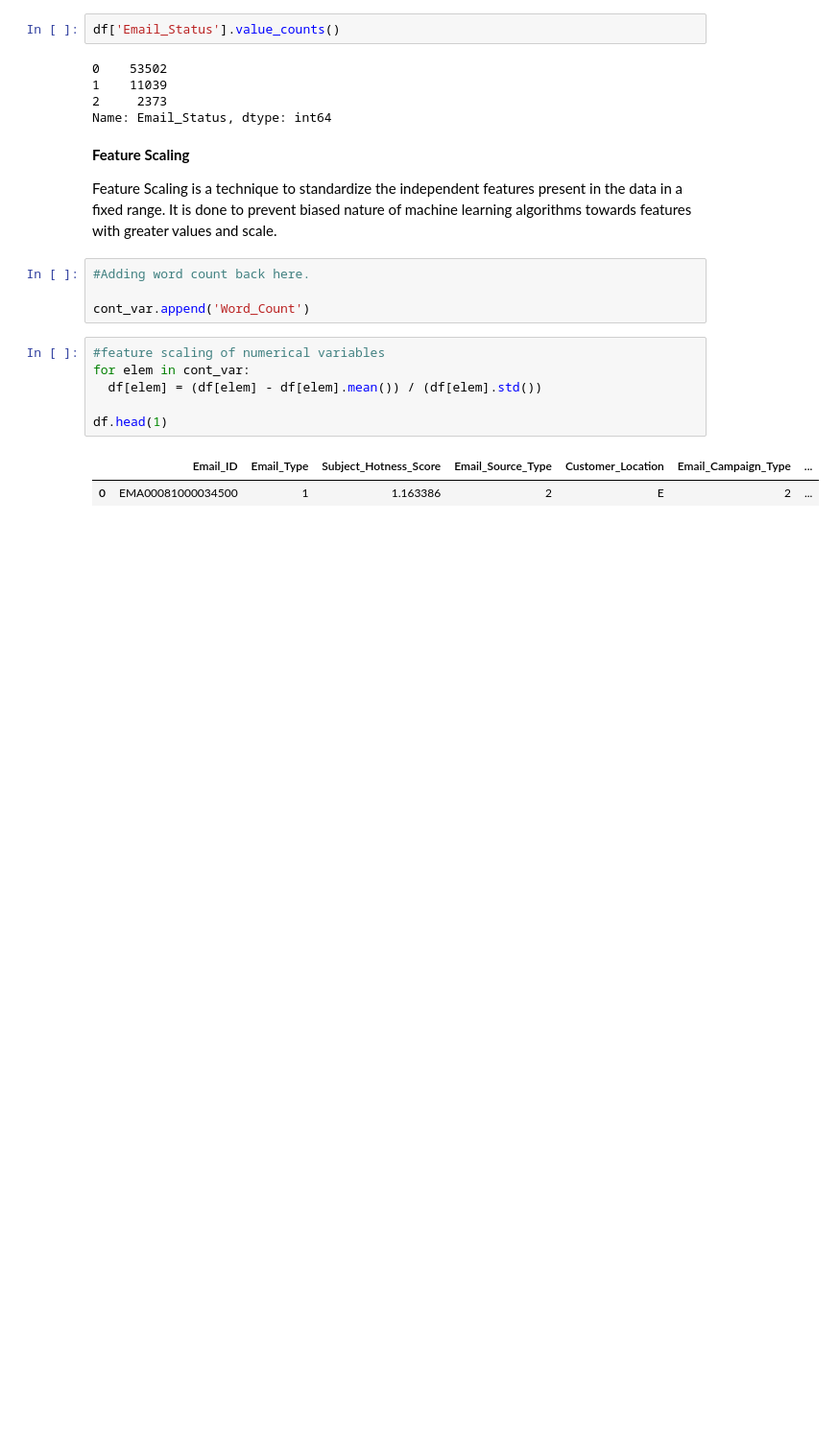
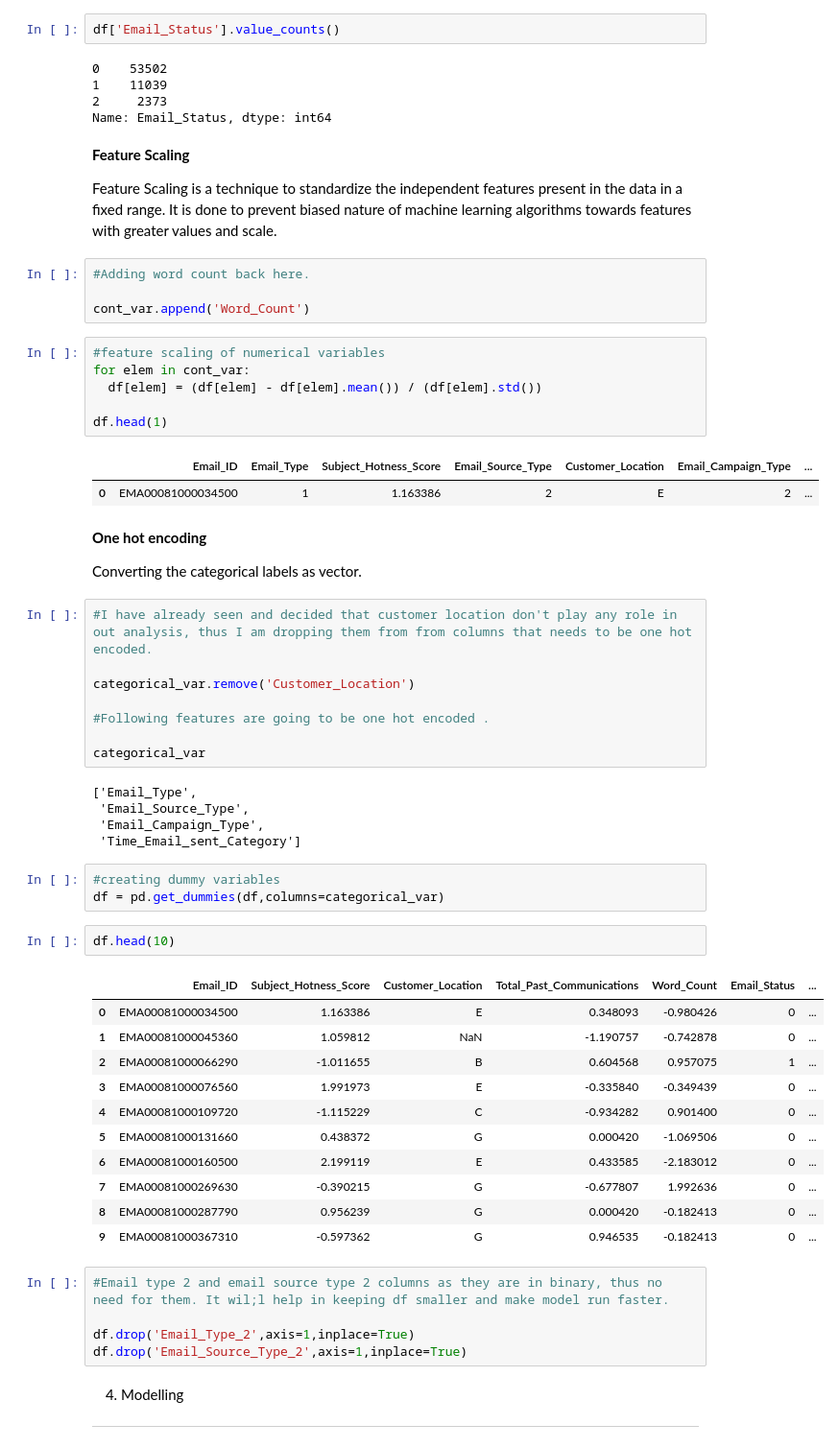
Before and after one commit to akashkivani/almabetter-Email-Campaign-Effectiveness-Prediction-Project, a Jupyter notebook: Email_Campaign_Effectiveness_Prediction.ipynb, the cells around one changed output. Shown: that part at 96% size. Drawn from its saved outputs; the diff is of its cells as text; blank space fills up the shorter version.

```diff
--- a/Email_Campaign_Effectiveness_Prediction.ipynb
+++ b/Email_Campaign_Effectiveness_Prediction.ipynb
@@ -439,3 +439,46 @@ df.head(1)
 # %% [output]
 |  | Email_ID | Email_Type | Subject_Hotness_Score | Email_Source_Type | Customer_Location | Email_Campaign_Type | ... |
 | 0 | EMA00081000034500 | 1 | 1.163386 | 2 | E | 2 | ... |
+# %% [markdown]
+**One hot encoding**
+
+Converting the categorical labels as vector.
+# %%
+#I have already seen and decided that customer location don't play any role in out analysis, thus I am dropping them from from columns that needs to be one hot encoded.
+
+categorical_var.remove('Customer_Location')
+
+#Following features are going to be one hot encoded .
+
+categorical_var
+# %% [output]
+['Email_Type',
+ 'Email_Source_Type',
+ 'Email_Campaign_Type',
+ 'Time_Email_sent_Category']
+# %%
+#creating dummy variables
+df = pd.get_dummies(df,columns=categorical_var)
+# %%
+df.head(10)
+# %% [output]
+|  | Email_ID | Subject_Hotness_Score | Customer_Location | Total_Past_Communications | Word_Count | Email_Status | ... |
+| 0 | EMA00081000034500 | 1.163386 | E | 0.348093 | -0.980426 | 0 | ... |
+| 1 | EMA00081000045360 | 1.059812 | NaN | -1.190757 | -0.742878 | 0 | ... |
+| 2 | EMA00081000066290 | -1.011655 | B | 0.604568 | 0.957075 | 1 | ... |
+| 3 | EMA00081000076560 | 1.991973 | E | -0.335840 | -0.349439 | 0 | ... |
+| 4 | EMA00081000109720 | -1.115229 | C | -0.934282 | 0.901400 | 0 | ... |
+| 5 | EMA00081000131660 | 0.438372 | G | 0.000420 | -1.069506 | 0 | ... |
+| 6 | EMA00081000160500 | 2.199119 | E | 0.433585 | -2.183012 | 0 | ... |
+| 7 | EMA00081000269630 | -0.390215 | G | -0.677807 | 1.992636 | 0 | ... |
+| 8 | EMA00081000287790 | 0.956239 | G | 0.000420 | -0.182413 | 0 | ... |
+| 9 | EMA00081000367310 | -0.597362 | G | 0.946535 | -0.182413 | 0 | ... |
+# %%
+#Email type 2 and email source type 2 columns as they are in binary, thus no need for them. It wil;l help in keeping df smaller and make model run faster.
+
+df.drop('Email_Type_2',axis=1,inplace=True)
+df.drop('Email_Source_Type_2',axis=1,inplace=True)
+# %% [markdown]
+4. Modelling
+
+---
```
